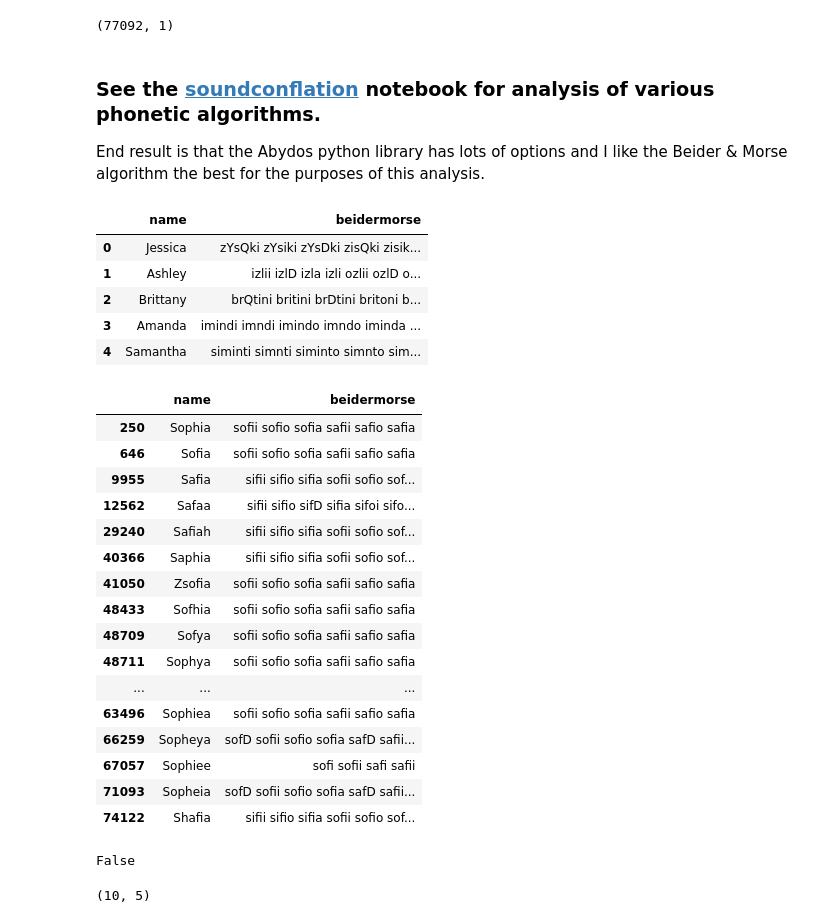
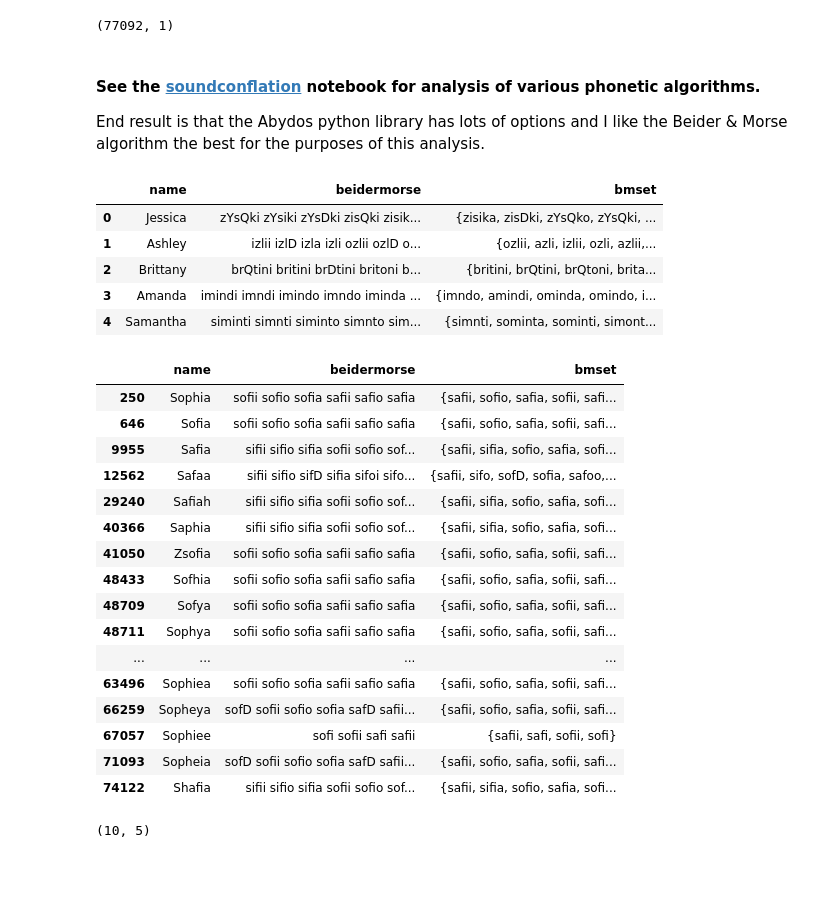
Before and after one commit to magic-lantern/forecasting, a Jupyter notebook: baby_name_analysis.ipynb, the cells around one changed output. Saved outputs shown, nothing was run; the diff lists cells and outputs as text; code cells hidden in the pictures; blank space fills up the shorter version.

Commit message:
Adding text versions of notebooks for easier diff; adding more code

```diff
--- a/baby_name_analysis.ipynb
+++ b/baby_name_analysis.ipynb
@@ -62,0 +67,12 @@ orig_df = bn.__rdata__.fetch('babynames')['babynames']
+# %%
+bn_filename = 'babynames.pickle'
+
+if os.path.isfile(bn_filename):
+    with open(bn_filename, 'rb') as f:
+        orig_df = pickle.load(f)
+else:
+    bn = importr('babynames')
+    orig_df = bn.__rdata__.fetch('babynames')['babynames']
+
+    with open(bn_filename, 'wb') as f:
+        pickle.dump(orig_df, f)
@@ -151,43 +175,53 @@ with open('ssn_names_only.pickle', 'wb') as f:
 # %% [output]
 (77092, 1)
 # %% [markdown]
-### See the [soundconflation](soundconflation.ipynb) notebook for analysis of various phonetic algorithms.
+#### See the [soundconflation](soundconflation.ipynb) notebook for analysis of various phonetic algorithms.
 
 End result is that the Abydos python library has lots of options and I like the Beider & Morse algorithm the best for the purposes of this analysis.
 # %%
 from abydos import phonetic as ap
 import multiprocessing
 from multiprocessing import Pool
 import psutil
 from functools import partial
 
 def process_df(function, label, df_in):
     # this is is beidermorse specific; remove this function partial and you can actually parallelize
     # any method that doesn't require additional parameters
     func = partial(function, language_arg = 'english')
     df_in[label] = df_in.name.map(func)
     return df_in
 
 def parallelize(inputdf, function, label):
     num_processes = psutil.cpu_count(logical=False)
     num_partitions = num_processes * 2 #smaller batches to get more frequent status updates (if function provides them)
     func = partial(process_df, function, label)
     with Pool(processes=num_processes) as pool:
         df_split = np.array_split(inputdf, num_partitions)
         df_out = pd.concat(pool.map(func, df_split))
     return df_out
 
-names = parallelize(names, ap.BeiderMorse().encode, 'beidermorse')
-# convert string of names space separated to a set for much faster lookup
-names['bmset'] = names['beidermorse'].str.split().apply(set)
+filename = 'names_beidermorse.pickle'
+
+if os.path.isfile(filename):
+    with open(filename, 'rb') as f:
+        names = pickle.load(f)
+else:
+    names = parallelize(names, ap.BeiderMorse().encode, 'beidermorse')
+    # convert string of names space separated to a set for much faster lookup
+    names['bmset'] = names['beidermorse'].str.split().apply(set)
+
+    with open(filename, 'wb') as f:
+        pickle.dump(names, f)
+
 names.head()
 # %% [output]
-|  | name | beidermorse |
-| 0 | Jessica | zYsQki zYsiki zYsDki zisQki zisik... |
-| 1 | Ashley | izlii izlD izla izli ozlii ozlD o... |
-| 2 | Brittany | brQtini britini brDtini britoni b... |
-| 3 | Amanda | imindi imndi imindo imndo iminda ... |
-| 4 | Samantha | siminti simnti siminto simnto sim... |
+|  | name | beidermorse | bmset |
+| 0 | Jessica | zYsQki zYsiki zYsDki zisQki zisik... | {zisika, zisDki, zYsQko, zYsQki, ... |
+| 1 | Ashley | izlii izlD izla izli ozlii ozlD o... | {ozlii, azli, izlii, ozli, azlii,... |
+| 2 | Brittany | brQtini britini brDtini britoni b... | {britini, brQtini, brQtoni, brita... |
+| 3 | Amanda | imindi imndi imindo imndo iminda ... | {imndo, amindi, ominda, omindo, i... |
+| 4 | Samantha | siminti simnti siminto simnto sim... | {simnti, sominta, sominti, simont... |
 # %%
 checklist = names[names.name == 'Sofia'].beidermorse.values[0].split()
 def check_fn(input):
@@ -195,27 +229,23 @@ def check_fn(input):
 
 names[names.beidermorse.map(check_fn)]
 # %% [output]
-|  | name | beidermorse |
-| 250 | Sophia | sofii sofio sofia safii safio safia |
-| 646 | Sofia | sofii sofio sofia safii safio safia |
-| 9955 | Safia | sifii sifio sifia sofii sofio sof... |
-| 12562 | Safaa | sifii sifio sifD sifia sifoi sifo... |
-| 29240 | Safiah | sifii sifio sifia sofii sofio sof... |
-| 40366 | Saphia | sifii sifio sifia sofii sofio sof... |
-| 41050 | Zsofia | sofii sofio sofia safii safio safia |
-| 48433 | Sofhia | sofii sofio sofia safii safio safia |
-| 48709 | Sofya | sofii sofio sofia safii safio safia |
-| 48711 | Sophya | sofii sofio sofia safii safio safia |
-| ... | ... | ... |
-| 63496 | Sophiea | sofii sofio sofia safii safio safia |
-| 66259 | Sopheya | sofD sofii sofio sofia safD safii... |
-| 67057 | Sophiee | sofi sofii safi safii |
-| 71093 | Sopheia | sofD sofii sofio sofia safD safii... |
-| 74122 | Shafia | sifii sifio sifia sofii sofio sof... |
+|  | name | beidermorse | bmset |
+| 250 | Sophia | sofii sofio sofia safii safio safia | {safii, sofio, safia, sofii, safi... |
+| 646 | Sofia | sofii sofio sofia safii safio safia | {safii, sofio, safia, sofii, safi... |
+| 9955 | Safia | sifii sifio sifia sofii sofio sof... | {safii, sifia, sofio, safia, sofi... |
+| 12562 | Safaa | sifii sifio sifD sifia sifoi sifo... | {safii, sifo, sofD, sofia, safoo,... |
+| 29240 | Safiah | sifii sifio sifia sofii sofio sof... | {safii, sifia, sofio, safia, sofi... |
+| 40366 | Saphia | sifii sifio sifia sofii sofio sof... | {safii, sifia, sofio, safia, sofi... |
+| 41050 | Zsofia | sofii sofio sofia safii safio safia | {safii, sofio, safia, sofii, safi... |
+| 48433 | Sofhia | sofii sofio sofia safii safio safia | {safii, sofio, safia, sofii, safi... |
+| 48709 | Sofya | sofii sofio sofia safii safio safia | {safii, sofio, safia, sofii, safi... |
+| 48711 | Sophya | sofii sofio sofia safii safio safia | {safii, sofio, safia, sofii, safi... |
+| ... | ... | ... | ... |
+| 63496 | Sophiea | sofii sofio sofia safii safio safia | {safii, sofio, safia, sofii, safi... |
+| 66259 | Sopheya | sofD sofii sofio sofia safD safii... | {safii, sofio, safia, sofii, safi... |
+| 67057 | Sophiee | sofi sofii safi safii | {safii, safi, sofii, sofi} |
+| 71093 | Sopheia | sofD sofii sofio sofia safD safii... | {safii, sofio, safia, sofii, safi... |
+| 74122 | Shafia | sifii sifio sifia sofii sofio sof... | {safii, sifia, sofio, safia, sofi... |
-# %%
-alt[alt['name'] == 'Michael'].size > 0
-# %% [output]
-False
 # %%
 # setup test dataset
 alt = df[df.year == 1990].sample(n=10, random_state=2213).copy()
```
Also changed, not shown: parts of 11 cells of this notebook, 3 other files.
